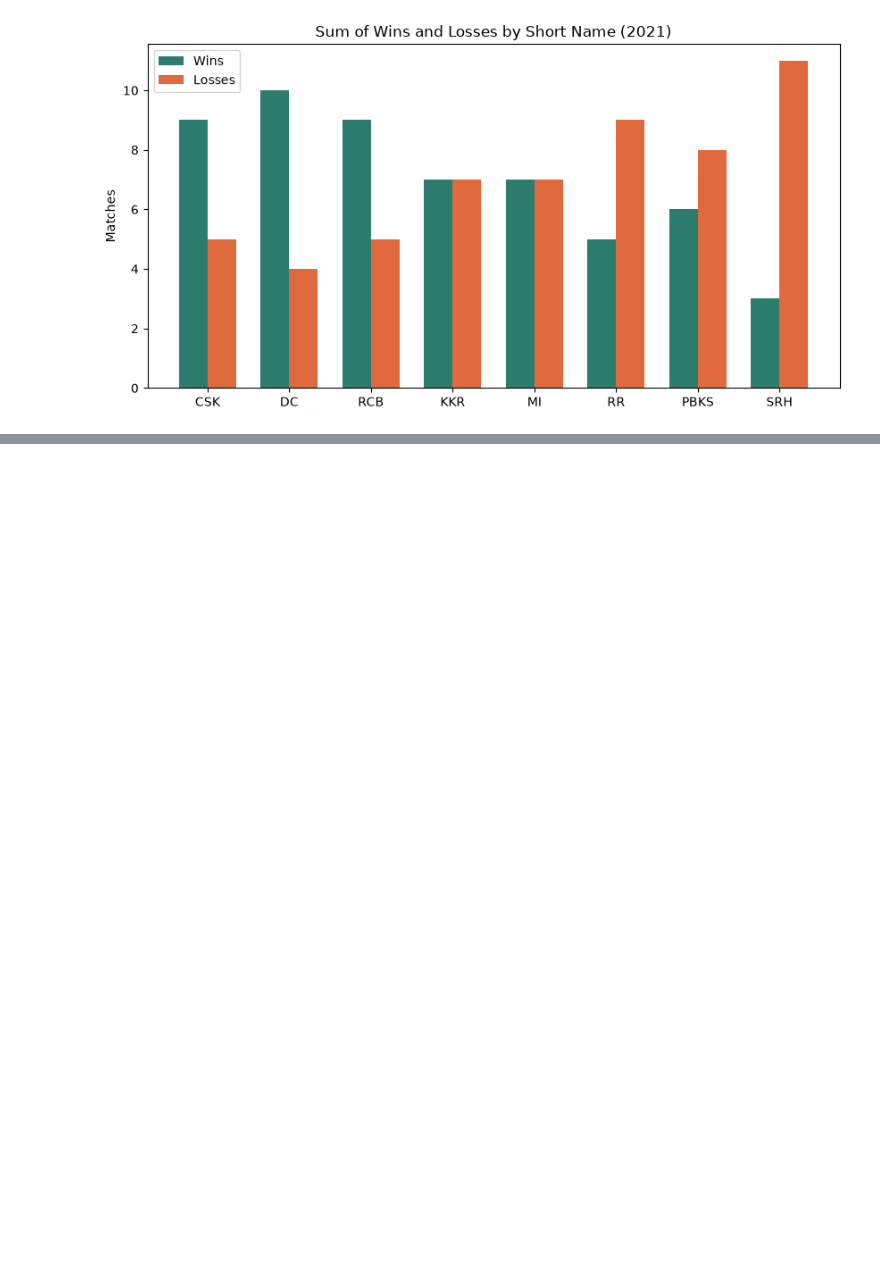
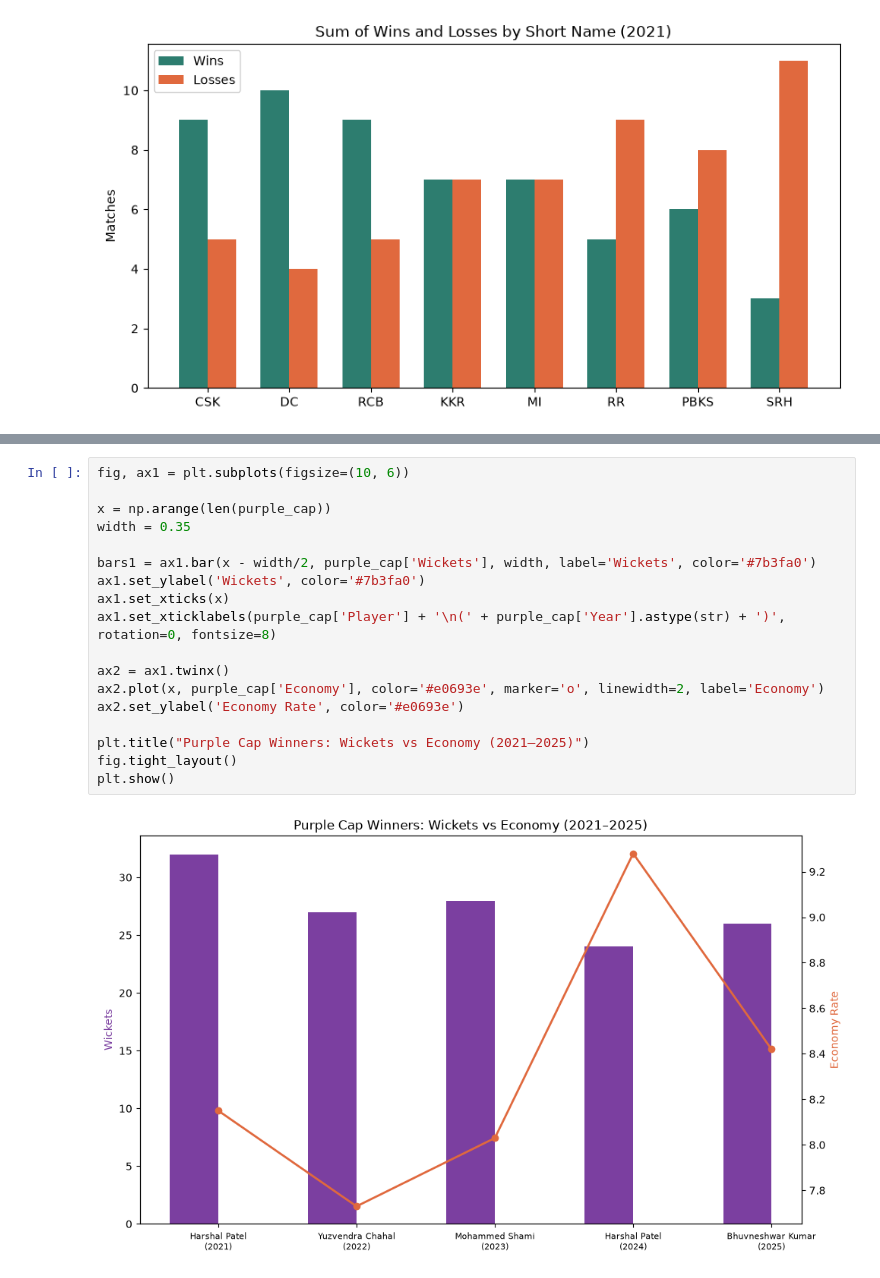
Before and after one commit to TejShah804/IPL-Dashboard-2021-2025-, a Jupyter notebook: IPL Dashboard/analysis.ipynb, the cells around one changed output, grey strips where cells are left out. Drawn from its saved outputs; the diff is of its cells as text; blank space fills up the shorter version.

```diff
--- a/IPL Dashboard/analysis.ipynb
+++ b/IPL Dashboard/analysis.ipynb
@@ -221,0 +210,20 @@ plt.show()
+# %%
+fig, ax1 = plt.subplots(figsize=(10, 6))
+
+x = np.arange(len(purple_cap))
+width = 0.35
+
+bars1 = ax1.bar(x - width/2, purple_cap['Wickets'], width, label='Wickets', color='#7b3fa0')
+ax1.set_ylabel('Wickets', color='#7b3fa0')
+ax1.set_xticks(x)
+ax1.set_xticklabels(purple_cap['Player'] + '\n(' + purple_cap['Year'].astype(str) + ')', rotation=0, fontsize=8)
+
+ax2 = ax1.twinx()
+ax2.plot(x, purple_cap['Economy'], color='#e0693e', marker='o', linewidth=2, label='Economy')
+ax2.set_ylabel('Economy Rate', color='#e0693e')
+
+plt.title("Purple Cap Winners: Wickets vs Economy (2021–2025)")
+fig.tight_layout()
+plt.show()
+# %% [output]
+[figure, added]
```
Also changed, not shown: parts of 7 cells of this notebook, 8 other files.
